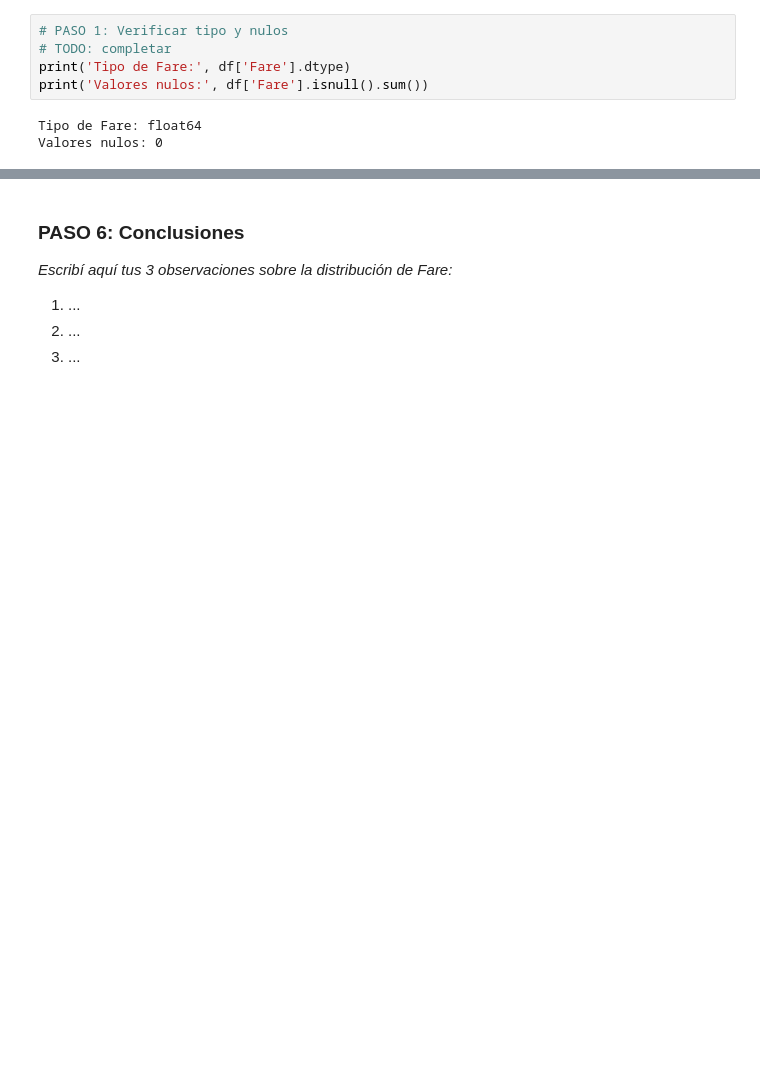
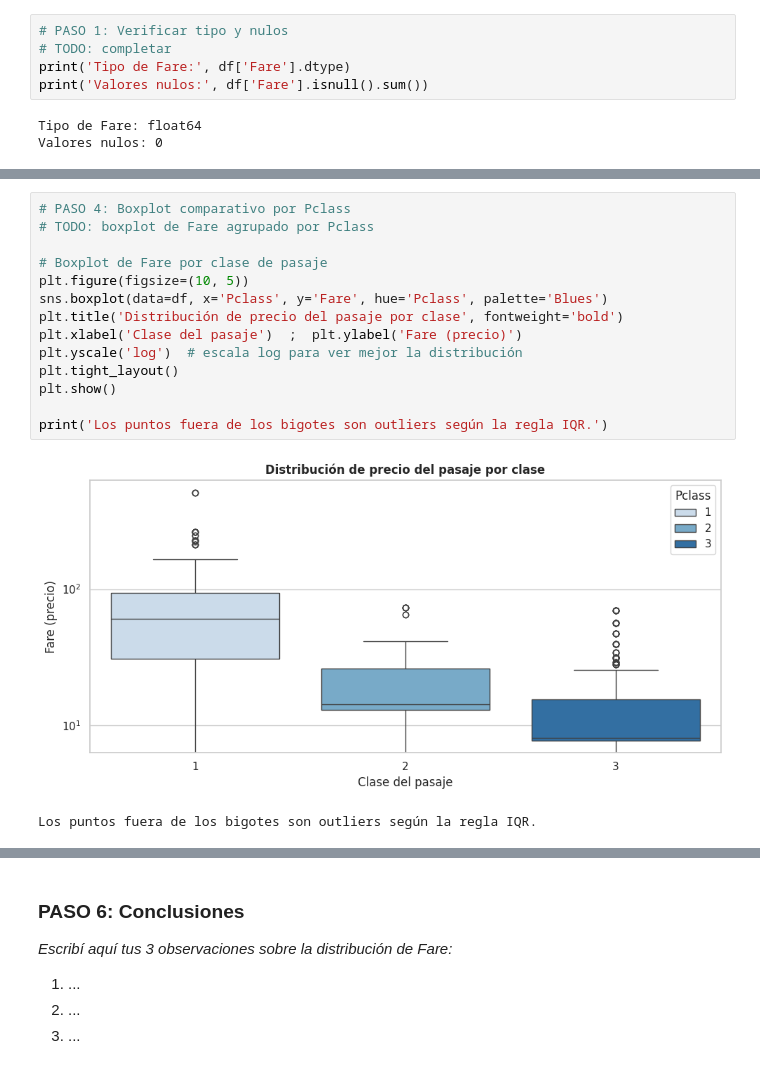
Before and after one commit to SandraVargasAI/Mineria-de-Datos-, a Jupyter notebook: Copia_de_MineriaDatos_U2_Clase2_Lab.ipynb, the cells around one changed output, grey strips where cells are left out. Drawn from its saved outputs; the diff is of its cells as text; blank space fills up the shorter version.

```diff
--- a/Copia_de_MineriaDatos_U2_Clase2_Lab.ipynb
+++ b/Copia_de_MineriaDatos_U2_Clase2_Lab.ipynb
@@ -833,3 +847,20 @@ pass
+# %%
+# PASO 4: Boxplot comparativo por Pclass
+# TODO: boxplot de Fare agrupado por Pclass
+
+# Boxplot de Fare por clase de pasaje
+plt.figure(figsize=(10, 5))
+sns.boxplot(data=df, x='Pclass', y='Fare', hue='Pclass', palette='Blues')
+plt.title('Distribución de precio del pasaje por clase', fontweight='bold')
+plt.xlabel('Clase del pasaje')  ;  plt.ylabel('Fare (precio)')
+plt.yscale('log')  # escala log para ver mejor la distribución
+plt.tight_layout()
+plt.show()
+
+print('Los puntos fuera de los bigotes son outliers según la regla IQR.')
+# %% [output]
+[figure, added]
+Los puntos fuera de los bigotes son outliers según la regla IQR.
 # %%
 # PASO 5: Outliers
 # TODO: aplicar detectar_outliers(df, 'Fare')
```
Also changed, not shown: parts of 7 cells of this notebook.
